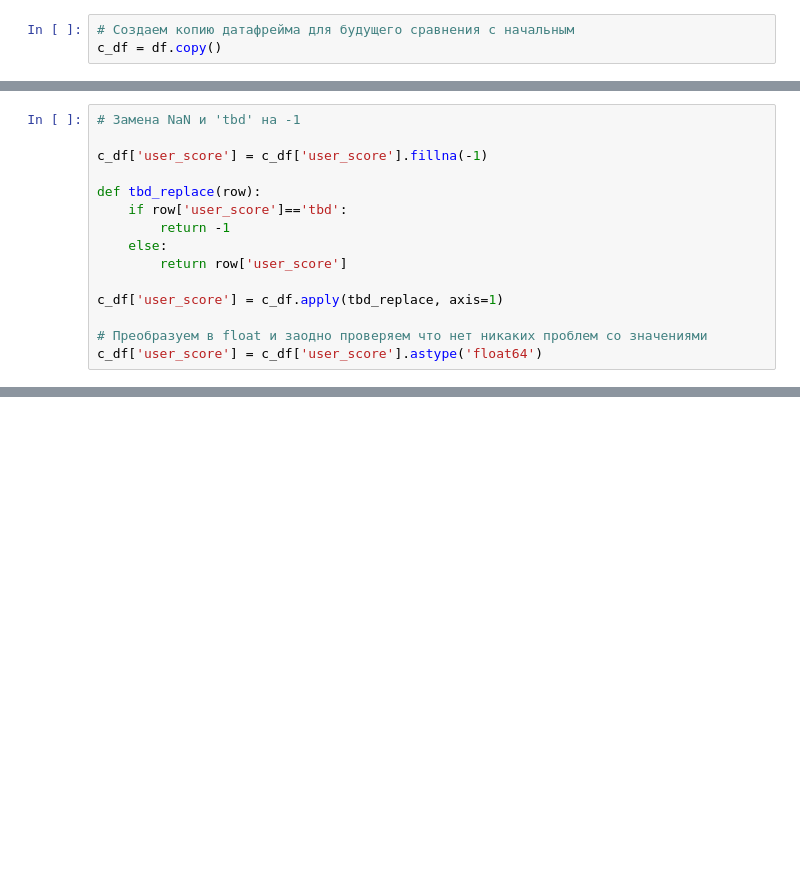
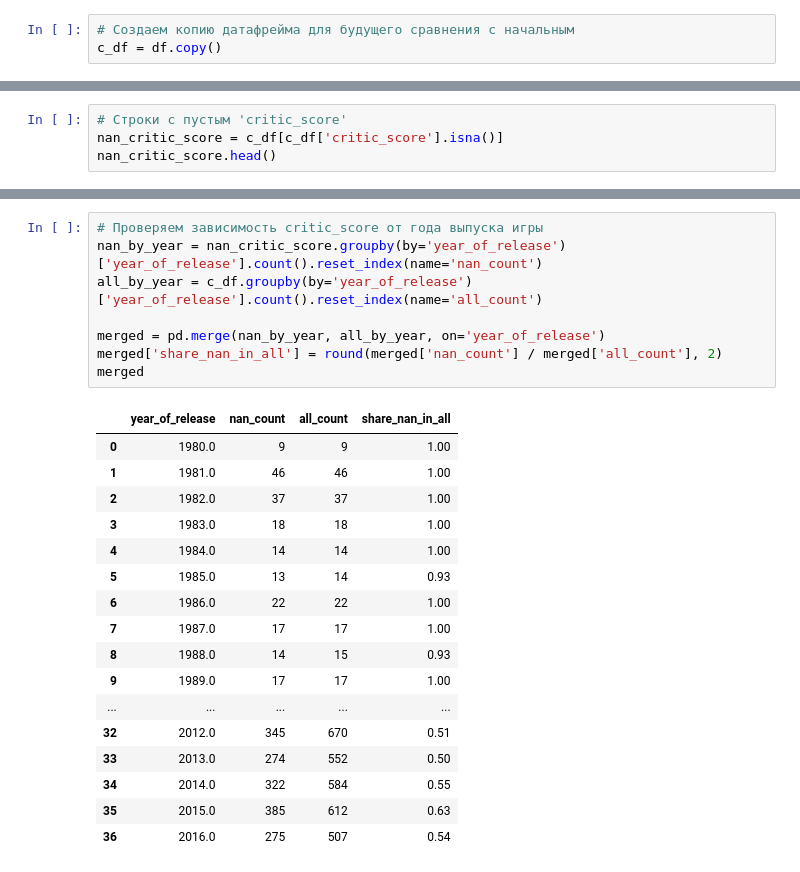
Before and after one commit to blbl-blbl/yandex_practicum_Data_Science_Course, a Jupyter notebook: Module_2_Python_Preprocessing/Secrets_of_the_Dark_Forest.ipynb, the cells around one changed output, grey strips where cells are left out. Cells and saved outputs as stored; diff of their text form; blank space fills up the shorter version.

```diff
--- a/Module_2_Python_Preprocessing/Secrets_of_the_Dark_Forest.ipynb
+++ b/Module_2_Python_Preprocessing/Secrets_of_the_Dark_Forest.ipynb
@@ -404,15 +151,0 @@ c_df[c_df['user_score']=='tbd'].head()
-# %%
-# Замена NaN и 'tbd' на -1
-
-c_df['user_score'] = c_df['user_score'].fillna(-1)
-
-def tbd_replace(row):
-    if row['user_score']=='tbd':
-        return -1
-    else:
-        return row['user_score']
-
-c_df['user_score'] = c_df.apply(tbd_replace, axis=1)
-
-# Преобразуем в float и заодно проверяем что нет никаких проблем со значениями
-c_df['user_score'] = c_df['user_score'].astype('float64')
@@ -499,0 +294,4 @@ memory usage: 1.6+ MB
+# %%
+# Строки с пустым 'critic_score'
+nan_critic_score = c_df[c_df['critic_score'].isna()]
+nan_critic_score.head()
@@ -499,0 +305,26 @@ memory usage: 1.6+ MB
+# %%
+# Проверяем зависимость critic_score от года выпуска игры
+nan_by_year = nan_critic_score.groupby(by='year_of_release')['year_of_release'].count().reset_index(name='nan_count')
+all_by_year = c_df.groupby(by='year_of_release')['year_of_release'].count().reset_index(name='all_count')
+
+merged = pd.merge(nan_by_year, all_by_year, on='year_of_release')
+merged['share_nan_in_all'] = round(merged['nan_count'] / merged['all_count'], 2)
+merged
+# %% [output]
+|  | year_of_release | nan_count | all_count | share_nan_in_all |
+| 0 | 1980.0 | 9 | 9 | 1.00 |
+| 1 | 1981.0 | 46 | 46 | 1.00 |
+| 2 | 1982.0 | 37 | 37 | 1.00 |
+| 3 | 1983.0 | 18 | 18 | 1.00 |
+| 4 | 1984.0 | 14 | 14 | 1.00 |
+| 5 | 1985.0 | 13 | 14 | 0.93 |
+| 6 | 1986.0 | 22 | 22 | 1.00 |
+| 7 | 1987.0 | 17 | 17 | 1.00 |
+| 8 | 1988.0 | 14 | 15 | 0.93 |
+| 9 | 1989.0 | 17 | 17 | 1.00 |
+| ... | ... | ... | ... | ... |
+| 32 | 2012.0 | 345 | 670 | 0.51 |
+| 33 | 2013.0 | 274 | 552 | 0.50 |
+| 34 | 2014.0 | 322 | 584 | 0.55 |
+| 35 | 2015.0 | 385 | 612 | 0.63 |
+| 36 | 2016.0 | 275 | 507 | 0.54 |
```
Also changed, not shown: parts of 114 cells of this notebook.
